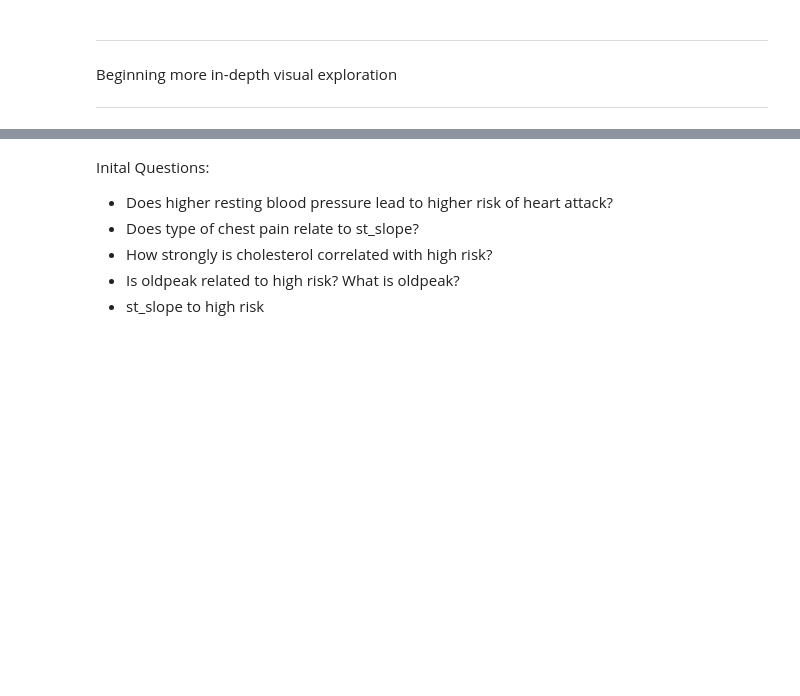
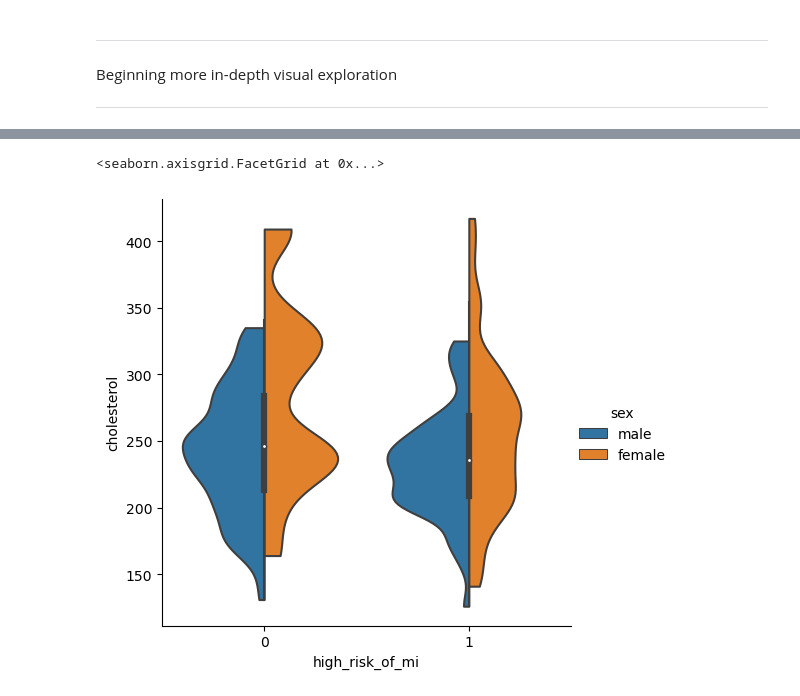
Before and after one commit to stephen-c-perry/Heart-Attack-Individual-Project, a Jupyter notebook: explore.ipynb, the cells around one changed output, grey strips where cells are left out. Drawn from its saved outputs; the diff is of its cells as text; code cells hidden in the pictures; blank space fills up the shorter version.

```diff
--- a/explore.ipynb
+++ b/explore.ipynb
@@ -88,8 +150,8 @@ memory usage: 20.8+ KB
-# %% [markdown]
-Inital Questions:
-
-- Does higher resting blood pressure lead to higher risk of heart attack?
-- Does type of chest pain relate to st_slope?
-- How strongly is cholesterol correlated with high risk?
-- Is oldpeak related to high risk?  What is oldpeak?
-- st_slope to high risk
+# %%
+sns.catplot(
+    data=train, y= 'cholesterol', x= 'high_risk_of_mi', hue="sex",
+    kind="violin", bw=.25, cut=0, split=True,
+)
+# %% [output]
+<seaborn.axisgrid.FacetGrid at 0x...>
+[figure, added]
```
Also changed, not shown: parts of 30 cells of this notebook, 5 other files.
